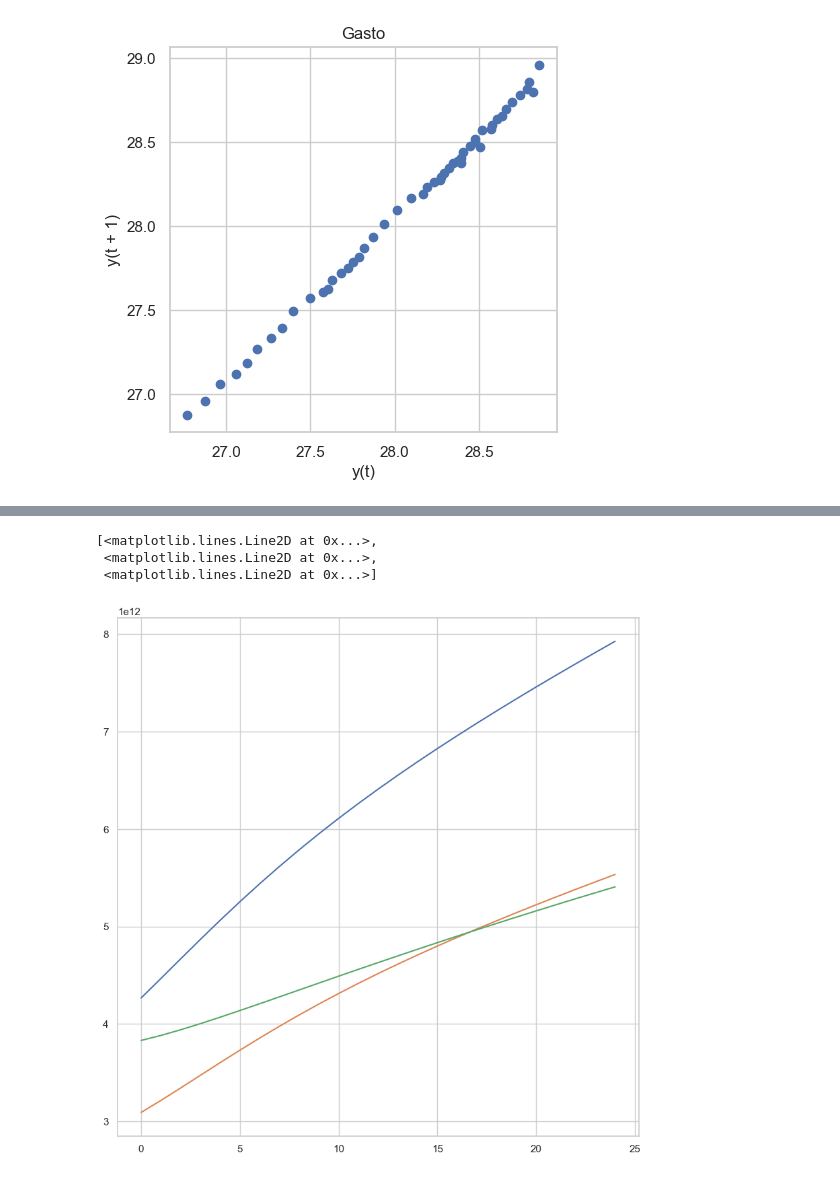
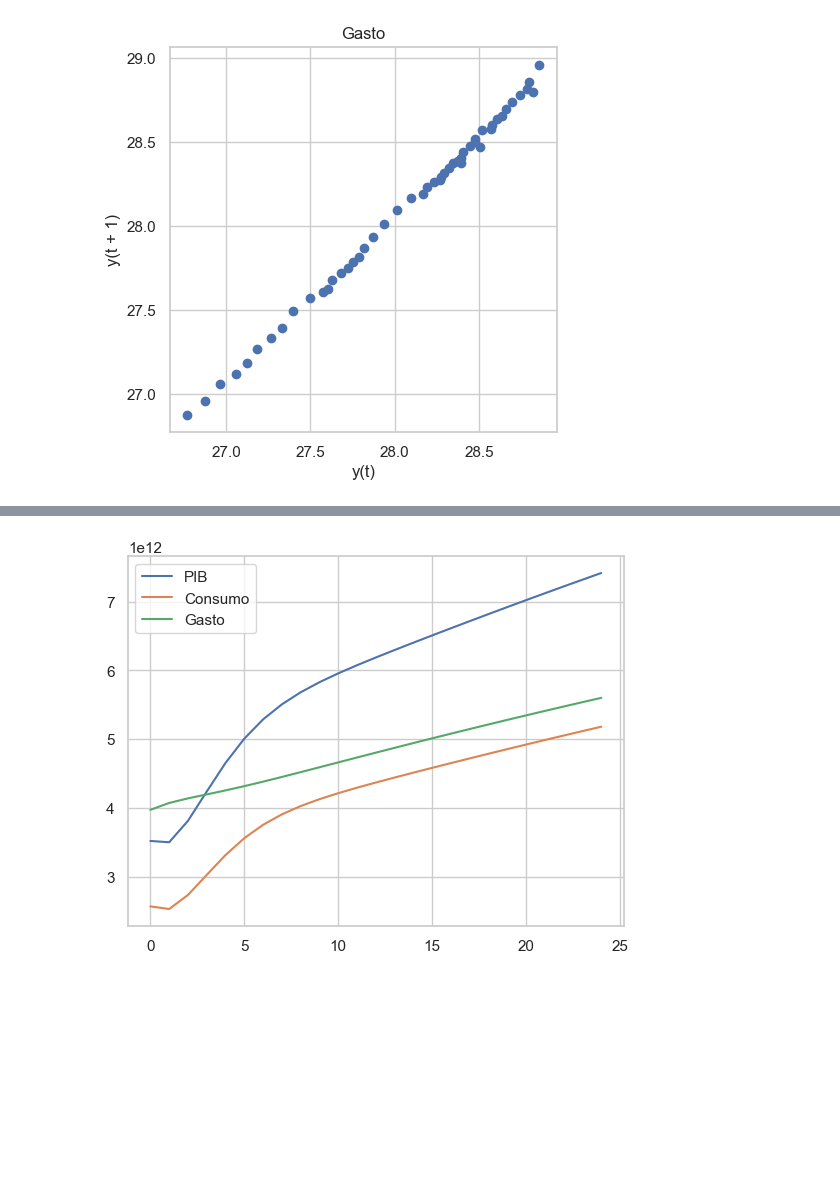
Before and after one commit to miguel2019547/econometria_2, a Jupyter notebook: Parcial_2/Clase_8/ModeloVAR.ipynb, the cells around one changed output, grey strips where cells are left out. Drawn from its saved outputs; the diff is of its cells as text; code cells hidden in the pictures; blank space fills up the shorter version.

```diff
--- a/Parcial_2/Clase_8/ModeloVAR.ipynb
+++ b/Parcial_2/Clase_8/ModeloVAR.ipynb
@@ -83,6 +84,5 @@ for i in dt.columns:
 # %%
-model = VAR(dt)
-result = model.fit(4)
+result = model.fit(2)
 result.summary()
 # %% [output]
   Summary of Regression Results
@@ -114,7 +116,5 @@ model.select_order(8)
 # %%
-results2 = model.fit(maxlags=8, ic = 'aic')
+results2 = model.fit(maxlags=5, ic = 'aic')
 lag_order = results2.k_ar
-
-fig = results2.plot_forecast(10)
-plt.show()
+results2.summary()
 # %% [output]
@@ -122,7 +143,6 @@ plt.show()
 # %%
-plt.plot(np.exp(results2.forecast(dt.values[-lag_order:],25)))
+plt.plot(np.exp(results2.forecast(dt.values[-lag_order:],25)), label = dt.columns)
+plt.legend()
+plt.show()
 # %% [output]
-[<matplotlib.lines.Line2D at 0x...>,
- <matplotlib.lines.Line2D at 0x...>,
- <matplotlib.lines.Line2D at 0x...>]
-[figure, old version]
+[figure, new version]
```
Also changed, not shown: parts of 10 cells of this notebook.
